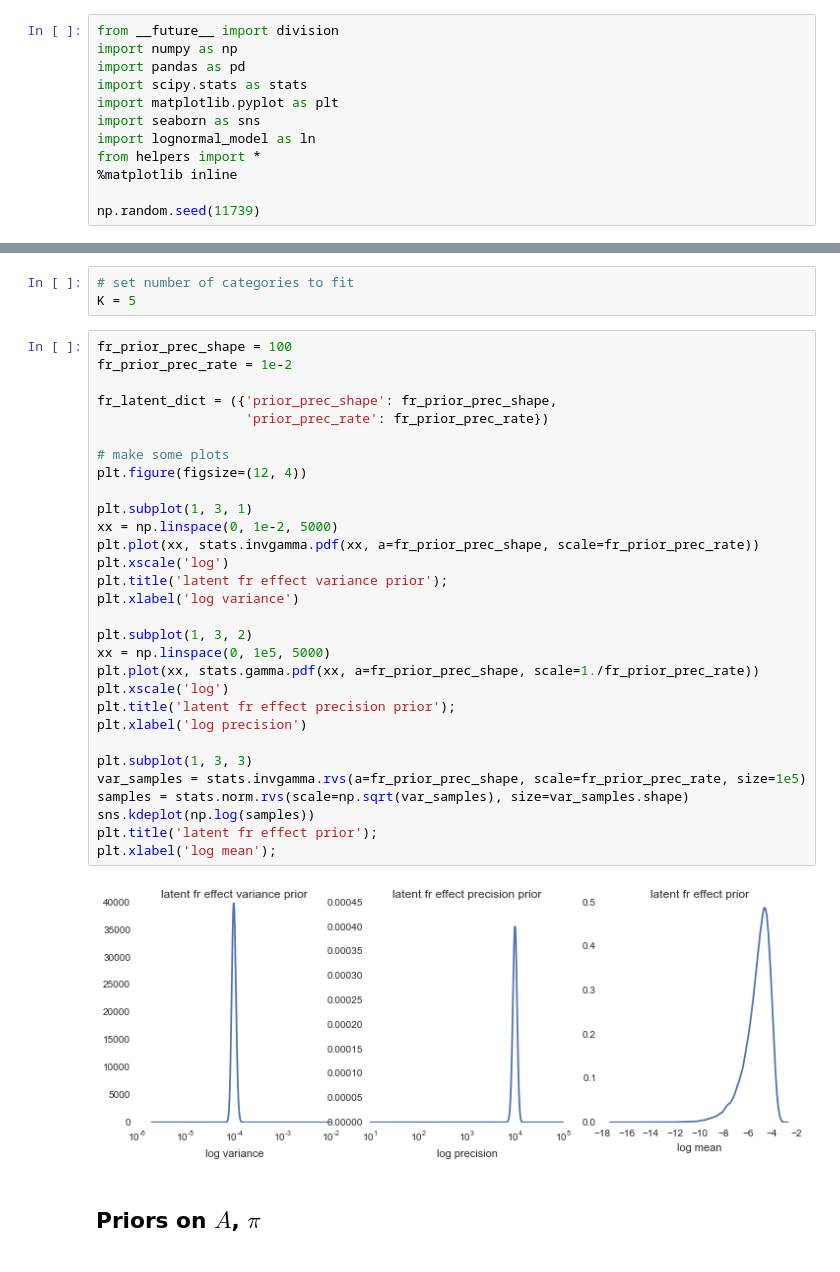
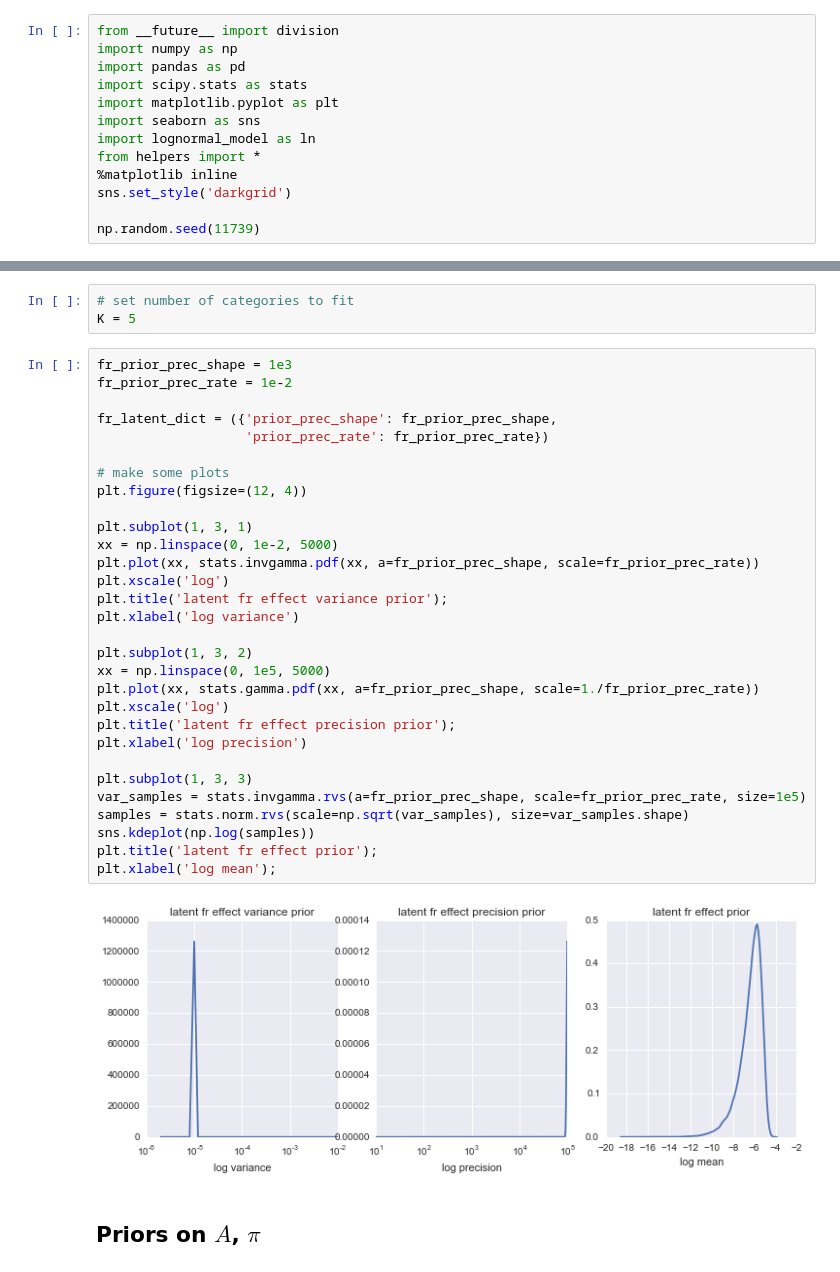
Before and after one commit to pearsonlab/spiketopics, a Jupyter notebook: lognormal_model_integration_test.ipynb, the cells around one changed output, grey strips where cells are left out. Cells and saved outputs as stored; diff of their text form.

```diff
--- a/lognormal_model_integration_test.ipynb
+++ b/lognormal_model_integration_test.ipynb
@@ -20,6 +20,7 @@ import seaborn as sns
 import lognormal_model as ln
 from helpers import *
 %matplotlib inline
+sns.set_style('darkgrid')
 
 np.random.seed(11739)
 # %% [markdown]
@@ -221,37 +243,37 @@ $$
 # set number of categories to fit
 K = 5
 # %%
-fr_prior_prec_shape = 100
+fr_prior_prec_shape = 1e3
 fr_prior_prec_rate = 1e-2
 
 fr_latent_dict = ({'prior_prec_shape': fr_prior_prec_shape,
                    'prior_prec_rate': fr_prior_prec_rate})
 
 # make some plots
 plt.figure(figsize=(12, 4))
 
 plt.subplot(1, 3, 1)
 xx = np.linspace(0, 1e-2, 5000)
 plt.plot(xx, stats.invgamma.pdf(xx, a=fr_prior_prec_shape, scale=fr_prior_prec_rate))
 plt.xscale('log')
 plt.title('latent fr effect variance prior');
 plt.xlabel('log variance')
 
 plt.subplot(1, 3, 2)
 xx = np.linspace(0, 1e5, 5000)
 plt.plot(xx, stats.gamma.pdf(xx, a=fr_prior_prec_shape, scale=1./fr_prior_prec_rate))
 plt.xscale('log')
 plt.title('latent fr effect precision prior');
 plt.xlabel('log precision')
 
 plt.subplot(1, 3, 3)
 var_samples = stats.invgamma.rvs(a=fr_prior_prec_shape, scale=fr_prior_prec_rate, size=1e5)
 samples = stats.norm.rvs(scale=np.sqrt(var_samples), size=var_samples.shape)
 sns.kdeplot(np.log(samples))
 plt.title('latent fr effect prior');
 plt.xlabel('log mean');
 # %% [output]
-[figure, old version]
+[figure, new version]
 # %% [markdown]
 ## Priors on $A$, $\pi$
 # %%
```
Also changed, not shown: parts of 16 cells of this notebook.
